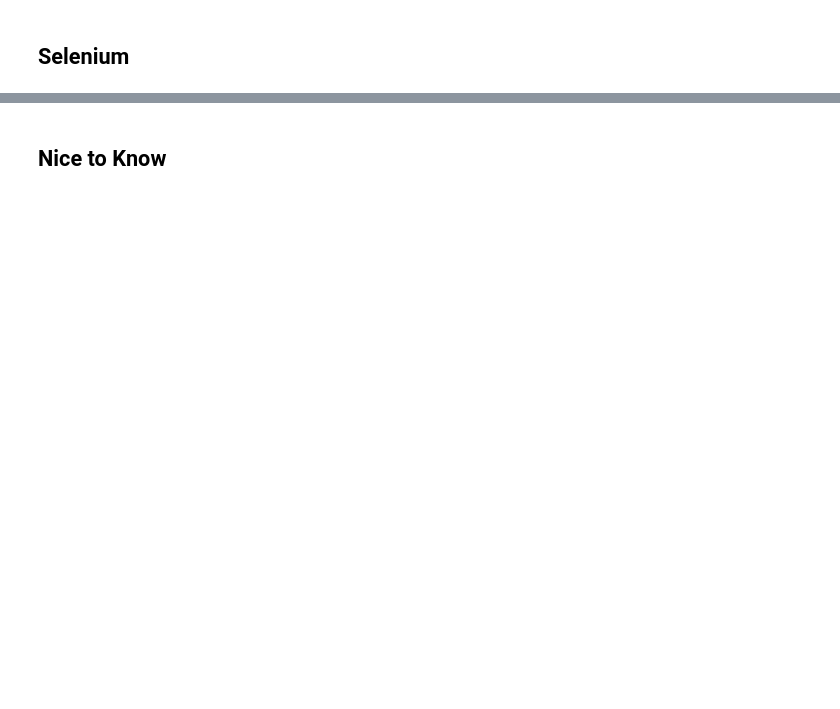
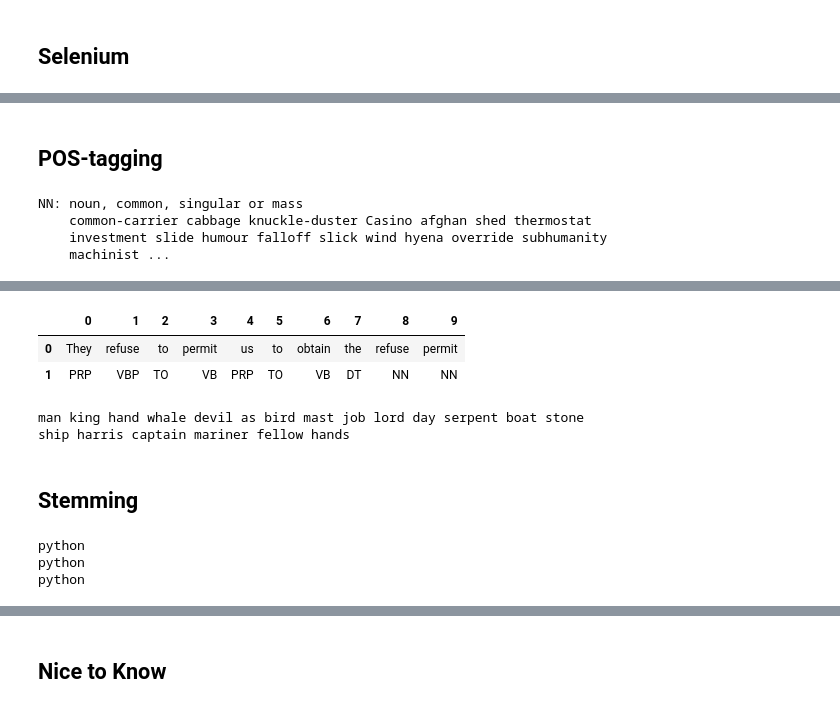
Before and after one commit to sonjaJolanda/BigDataSocialSciences, a Jupyter notebook: MidTerms_Summary_1-7.ipynb, the cells around one changed output, grey strips where cells are left out. Drawn from its saved outputs; the diff is of its cells as text; code cells hidden in the pictures; blank space fills up the shorter version.

```diff
--- a/MidTerms_Summary_1-7.ipynb
+++ b/MidTerms_Summary_1-7.ipynb
@@ -105,0 +199,13 @@ weather.to_excel('weather.xlsx')
+# %% [markdown]
+## POS-tagging
+# %%
+nltk.download('tagsets')
+nltk.help.upenn_tagset('NN')  # this is just for getting the info what the shortcuts stand for
+text = "They refuse to permit us to obtain the refuse permit"
+test1 = nltk.pos_tag(text.split())  # instead of the other thing (this is only one line though)
+pd.DataFrame(test1).T # why is there the T again?
+# %% [output]
+NN: noun, common, singular or mass
+    common-carrier cabbage knuckle-duster Casino afghan shed thermostat
+    investment slide humour falloff slick wind hyena override subhumanity
+    machinist ...
@@ -105,0 +215,3 @@ weather.to_excel('weather.xlsx')
+|  | 0 | 1 | 2 | 3 | 4 | 5 | 6 | 7 | 8 | 9 |
+| 0 | They | refuse | to | permit | us | to | obtain | the | refuse | permit |
+| 1 | PRP | VBP | TO | VB | PRP | TO | VB | DT | NN | NN |
@@ -105,0 +233,6 @@ weather.to_excel('weather.xlsx')
+# %%
+text = nltk.Text(word.lower() for word in nltk.corpus.gutenberg.words('melville-moby_dick.txt'))
+text.similar('woman')  # not similar to the meaning but similar like also a noun
+# %% [output]
+man king hand whale devil as bird mast job lord day serpent boat stone
+ship harris captain mariner fellow hands
@@ -105,0 +252,21 @@ weather.to_excel('weather.xlsx')
+# %% [markdown]
+## Stemming
+# %%
+# ---------- Porter-Stemmer ------------------------------------------
+from nltk.stem import PorterStemmer
+from nltk.tokenize import word_tokenize
+
+ps = PorterStemmer()
+example_words = ['pythoned', 'pythoning', 'pythons']
+
+for w in example_words:
+    print(ps.stem(w))
+
+new_text = "it is very important to be pythonly while you are pythoning with python. All pythoners have pythoned at least once"
+words = word_tokenize(new_text)
+# for w in words:
+# print(ps.stem(w)) this does not work!
+# %% [output]
+python
+python
+python
```
Also changed, not shown: parts of 16 cells of this notebook, 9 other files.
